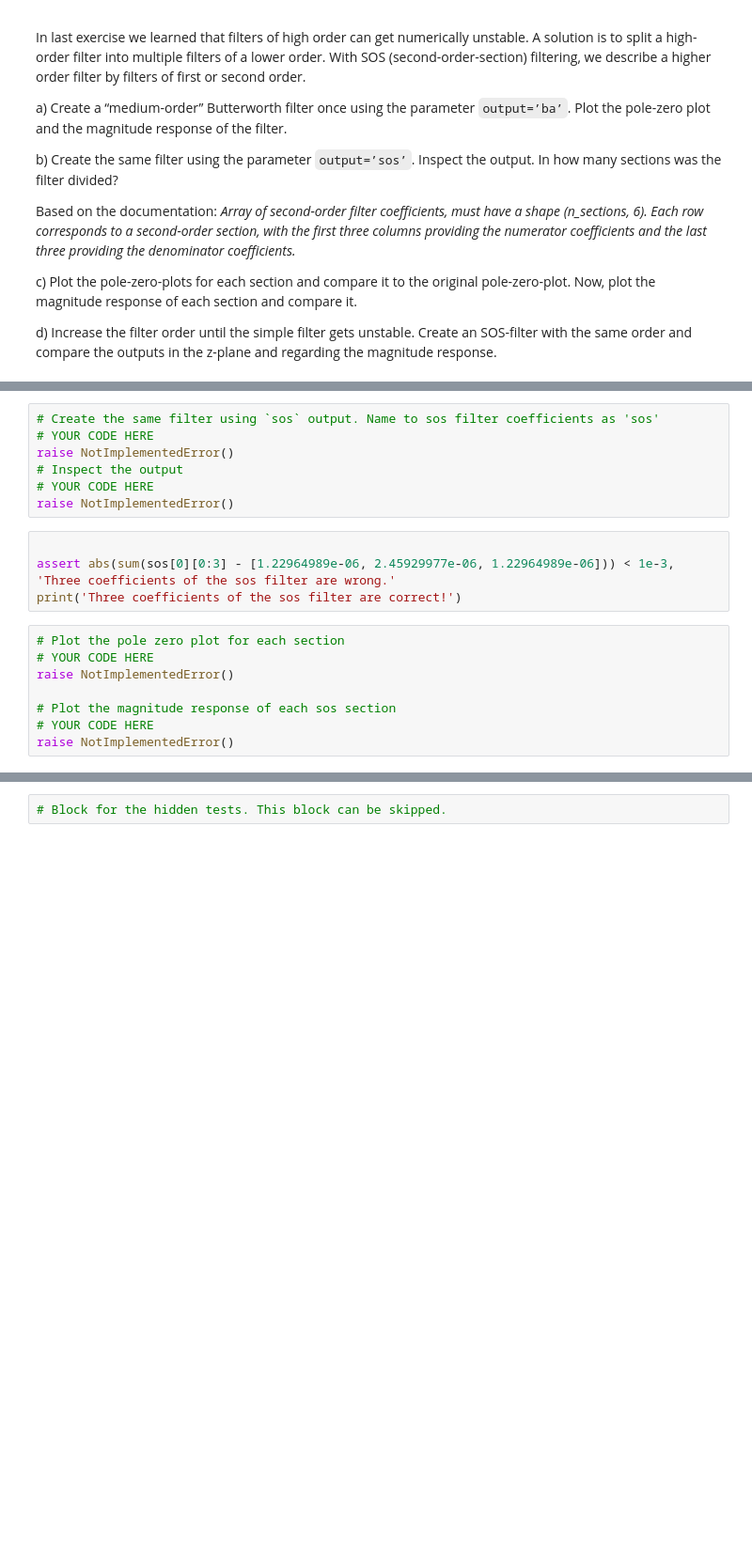
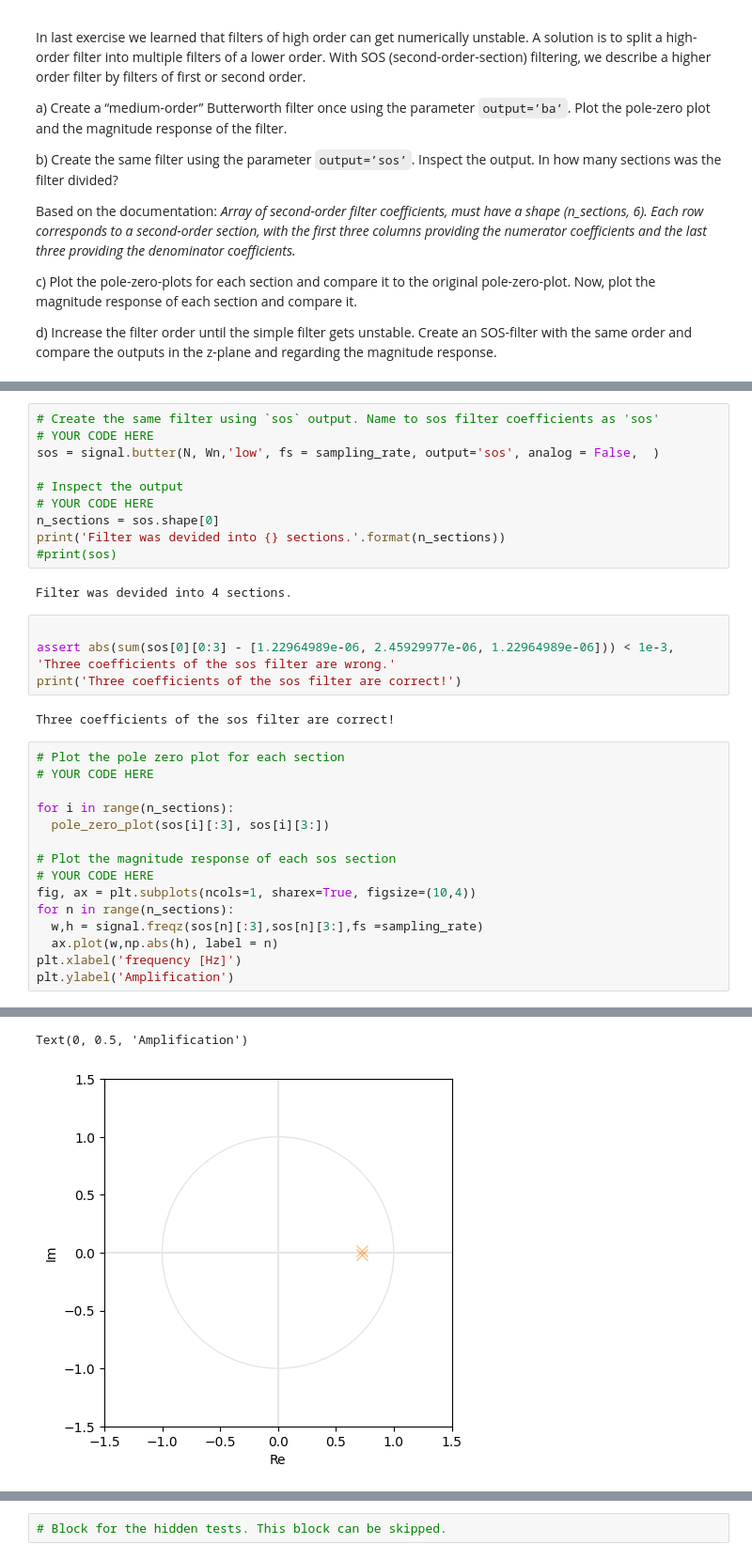
Before and after one commit to annika-kleierl/exercise-9-template, a Jupyter notebook: exercise-09.ipynb, the cells around one changed output, grey strips where cells are left out. Shown at 94% size. Saved outputs shown, nothing was run; the diff lists cells and outputs as text; blank space fills up the shorter version.

```diff
--- a/exercise-09.ipynb
+++ b/exercise-09.ipynb
@@ -165,19 +183,34 @@ print('The first three coefficients are correct!')
 # %%
 # Create the same filter using `sos` output. Name to sos filter coefficients as 'sos'
 # YOUR CODE HERE
-raise NotImplementedError()
+sos = signal.butter(N, Wn,'low', fs = sampling_rate, output='sos', analog = False,  )
+
 # Inspect the output
 # YOUR CODE HERE
-raise NotImplementedError()
+n_sections = sos.shape[0]
+print('Filter was devided into {} sections.'.format(n_sections))
+#print(sos)
+# %% [output]
+Filter was devided into 4 sections.
 # %%
 
 assert abs(sum(sos[0][0:3] - [1.22964989e-06, 2.45929977e-06, 1.22964989e-06])) < 1e-3, 'Three coefficients of the sos filter are wrong.'
 print('Three coefficients of the sos filter are correct!')
+# %% [output]
+Three coefficients of the sos filter are correct!
-# %%
-# Plot the pole zero plot for each section
-# YOUR CODE HERE
-raise NotImplementedError()
-
-# Plot the magnitude response of each sos section
-# YOUR CODE HERE
-raise NotImplementedError()
+# %%
+# Plot the pole zero plot for each section
+# YOUR CODE HERE
+
+for i in range(n_sections):
+  pole_zero_plot(sos[i][:3], sos[i][3:])
+
+# Plot the magnitude response of each sos section
+# YOUR CODE HERE
+fig, ax = plt.subplots(ncols=1, sharex=True, figsize=(10,4))
+for n in range(n_sections):
+  w,h = signal.freqz(sos[n][:3],sos[n][3:],fs =sampling_rate)
+  ax.plot(w,np.abs(h), label = n)
+plt.xlabel('frequency [Hz]')
+plt.ylabel('Amplification')
+# %% [output]
@@ -183,0 +233,2 @@ raise NotImplementedError()
+Text(0, 0.5, 'Amplification')
+[figure, added]
```
Also changed, not shown: parts of 17 cells of this notebook.
